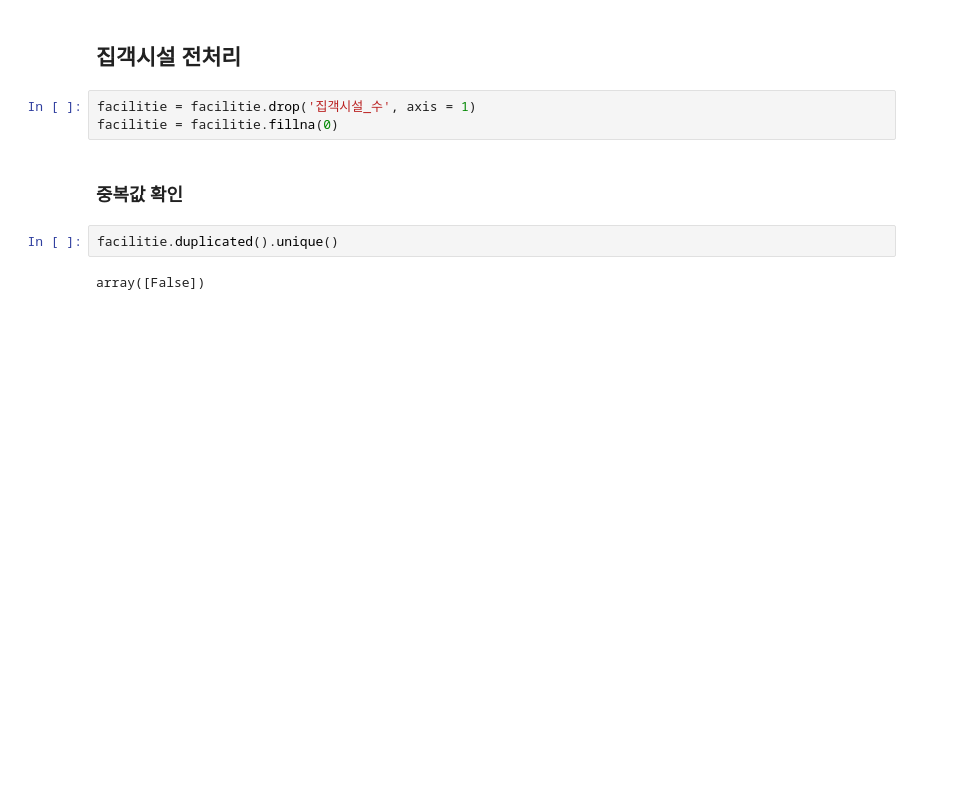
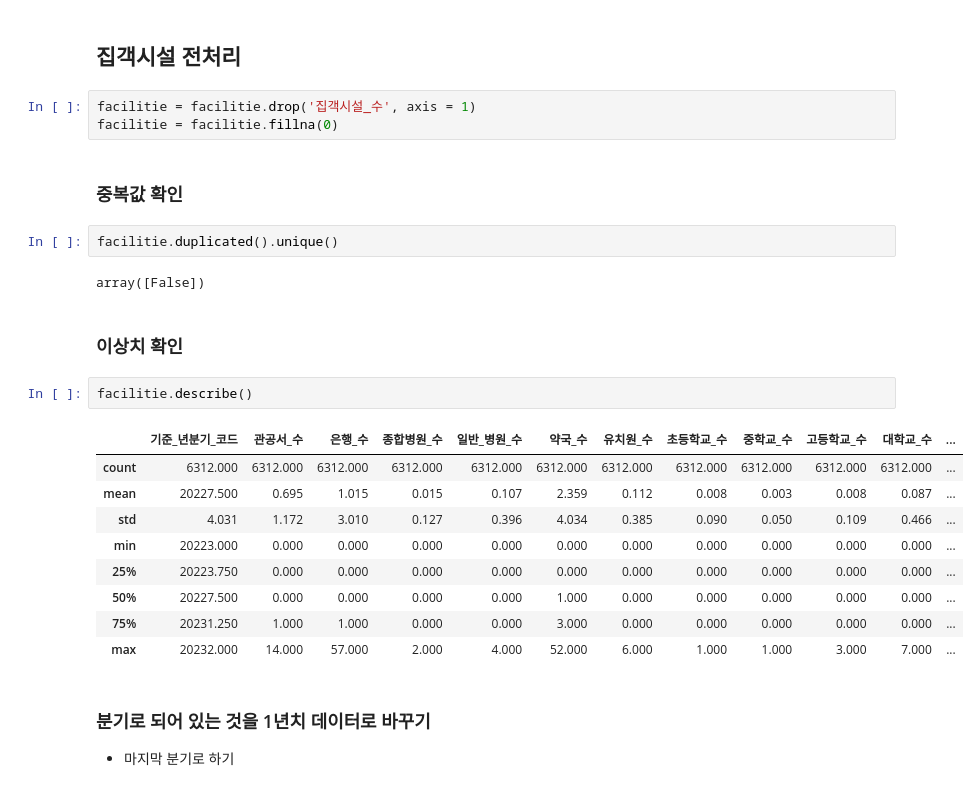
Before and after one commit to databeom/final-project, a Jupyter notebook: Final_Project.ipynb, the cells around one changed output. Drawn from its saved outputs; the diff is of its cells as text; blank space fills up the shorter version.

```diff
--- a/Final_Project.ipynb
+++ b/Final_Project.ipynb
@@ -1095,3 +1212,20 @@ facilitie = facilitie.fillna(0)
 facilitie.duplicated().unique()
 # %% [output]
 array([False])
+# %% [markdown]
+### 이상치 확인
+# %%
+facilitie.describe()
+# %% [output]
+|  | 기준_년분기_코드 | 관공서_수 | 은행_수 | 종합병원_수 | 일반_병원_수 | 약국_수 | 유치원_수 | 초등학교_수 | 중학교_수 | 고등학교_수 | 대학교_수 | ... |
+| count | 6312.000 | 6312.000 | 6312.000 | 6312.000 | 6312.000 | 6312.000 | 6312.000 | 6312.000 | 6312.000 | 6312.000 | 6312.000 | ... |
+| mean | 20227.500 | 0.695 | 1.015 | 0.015 | 0.107 | 2.359 | 0.112 | 0.008 | 0.003 | 0.008 | 0.087 | ... |
+| std | 4.031 | 1.172 | 3.010 | 0.127 | 0.396 | 4.034 | 0.385 | 0.090 | 0.050 | 0.109 | 0.466 | ... |
+| min | 20223.000 | 0.000 | 0.000 | 0.000 | 0.000 | 0.000 | 0.000 | 0.000 | 0.000 | 0.000 | 0.000 | ... |
+| 25% | 20223.750 | 0.000 | 0.000 | 0.000 | 0.000 | 0.000 | 0.000 | 0.000 | 0.000 | 0.000 | 0.000 | ... |
+| 50% | 20227.500 | 0.000 | 0.000 | 0.000 | 0.000 | 1.000 | 0.000 | 0.000 | 0.000 | 0.000 | 0.000 | ... |
+| 75% | 20231.250 | 1.000 | 1.000 | 0.000 | 0.000 | 3.000 | 0.000 | 0.000 | 0.000 | 0.000 | 0.000 | ... |
+| max | 20232.000 | 14.000 | 57.000 | 2.000 | 4.000 | 52.000 | 6.000 | 1.000 | 1.000 | 3.000 | 7.000 | ... |
+# %% [markdown]
+### 분기로 되어 있는 것을 1년치 데이터로 바꾸기
+- 마지막 분기로 하기
```
Also changed, not shown: parts of 25 cells of this notebook.
